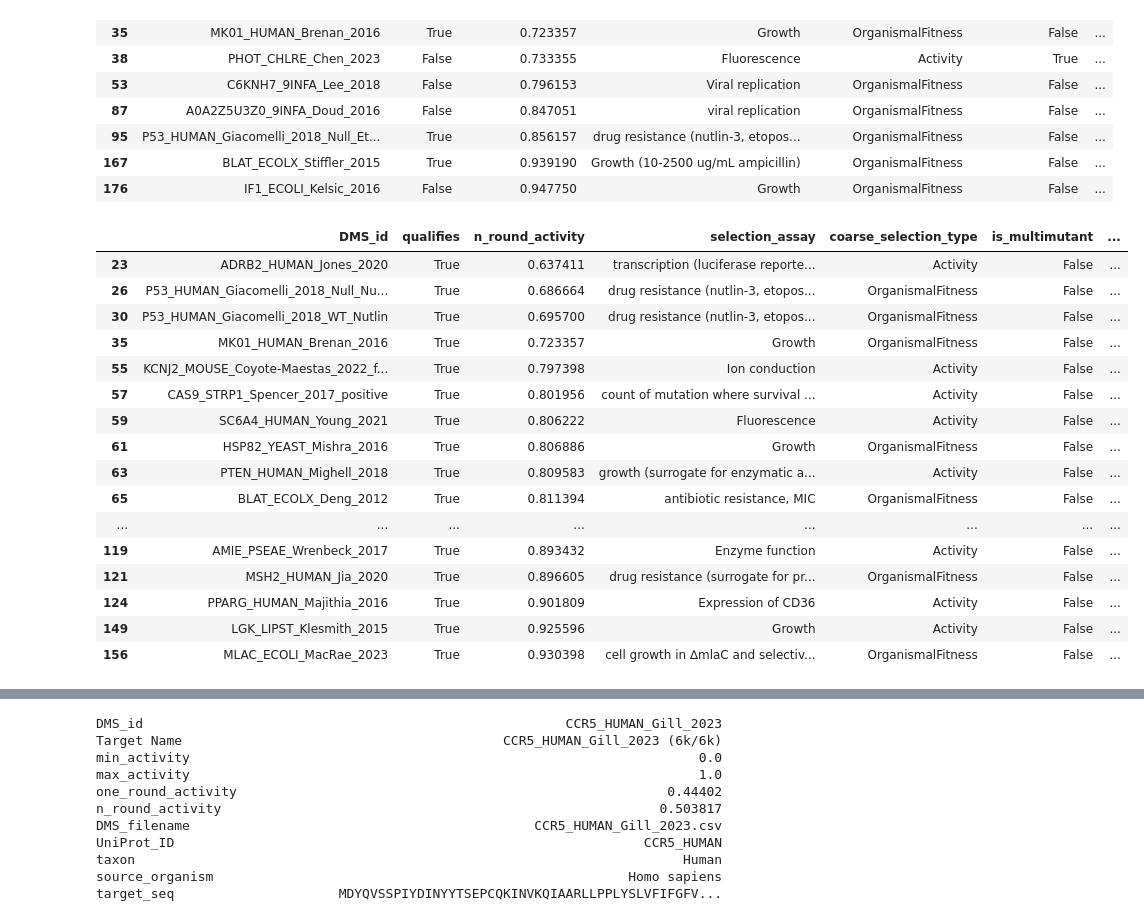
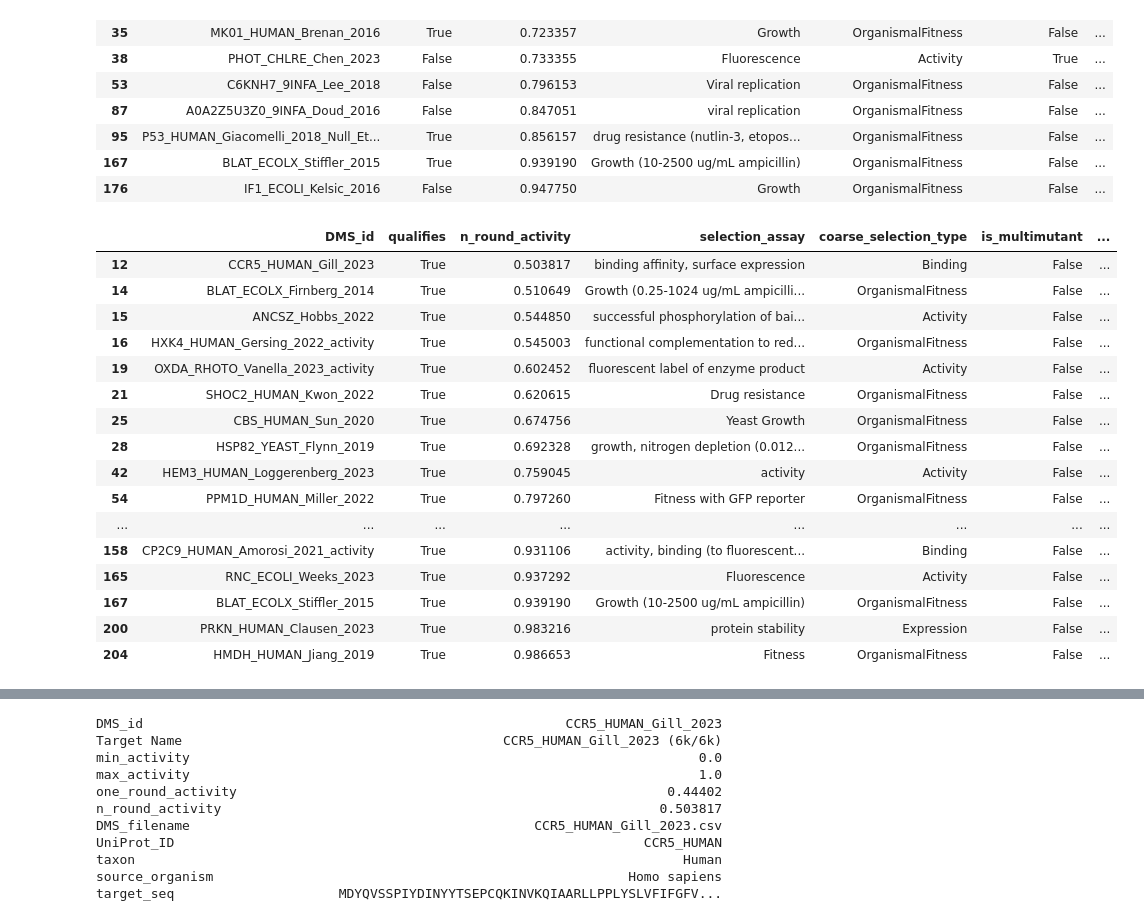
Before and after one commit to JBEI/foldy-internal, a Jupyter notebook: backend/src/notebooks/jacob/250409_distributions.ipynb, the cells around one changed output, grey strips where cells are left out. Cells and saved outputs as stored; diff of their text form; code cells hidden in the pictures.

```diff
--- a/backend/src/notebooks/jacob/250409_distributions.ipynb
+++ b/backend/src/notebooks/jacob/250409_distributions.ipynb
@@ -123,14 +156,14 @@ quantile_df = quantile_df\
 quantile_df = quantile_df.reset_index(drop=False) \
     .sort_values(by='n_round_activity')
 
-quantile_df.rename(columns={
+plot_df = quantile_df.copy()
+plot_df.rename(columns={
     'n_round_activity': 'Ten Rounds of Random Screening',
     'one_round_activity': 'One Round of Random Screening',
     'min_activity': 'Min Activity',
     'max_activity': 'Max Activity',
 }, inplace=True)
-
-melted_quantile_df = quantile_df.melt(id_vars=['DMS_id', 'Target Name'], var_name='quantile', value_name='relative_activity')
+plot_df = plot_df.melt(id_vars=['DMS_id', 'Target Name'], var_name='quantile', value_name='relative_activity')
     # .sort_values(by='one_round_activity') \
 
 # for dms_id in evolvepro_dms_ids:
@@ -138,20 +171,20 @@ melted_quantile_df = quantile_df.melt(id_vars=['DMS_id', 'Target Name'], var_nam
 #     plt.axhline(y=pos, color='orange', linestyle='--', alpha=0.5)
 
 for ii, dms_id in enumerate(folde_train_dms_ids):
-    pos = list(melted_quantile_df['DMS_id'].unique()).index(dms_id)
+    pos = list(plot_df['DMS_id'].unique()).index(dms_id)
     kwargs = {}
     if ii == 0:
         kwargs['label'] = 'FolDE Train Set'
     plt.axhline(y=pos, color='blue', linestyle='--', alpha=0.5, **kwargs)
 
 for ii, dms_id in enumerate(folde_test_dms_ids):
-    pos = list(melted_quantile_df['DMS_id'].unique()).index(dms_id)
+    pos = list(plot_df['DMS_id'].unique()).index(dms_id)
     kwargs = {}
     if ii == 0:
         kwargs['label'] = 'FolDE Test Set'
     plt.axhline(y=pos, color='green', linestyle='--', alpha=0.5, **kwargs)
 
-sns.scatterplot(data=melted_quantile_df, x='relative_activity', y='Target Name', hue='quantile')
+sns.scatterplot(data=plot_df, x='relative_activity', y='Target Name', hue='quantile')
 plt.yticks(fontsize=3);
 plt.title('Selection of Train and Test Sets')
 plt.xlabel('Relative Activity')
@@ -184,7 +232,7 @@ merged_df['has_enough_singles'] = merged_df.DMS_number_single_mutants > 4000
 merged_df['has_enough_total_samples'] = merged_df.DMS_total_number_mutants > 4000
 merged_df['is_multimutant'] = merged_df.has_enough_total_samples & (~merged_df.has_enough_singles)
 merged_df['is_activity_type'] = ~merged_df.coarse_selection_type.isin(['Binding', 'Expression'])
-merged_df['qualifies'] = merged_df.isnt_virus & merged_df.has_enough_singles & merged_df.is_activity_type
+merged_df['qualifies'] = merged_df.isnt_virus & merged_df.has_enough_singles# & merged_df.is_activity_type
 
 DEBUG_COLS = ['DMS_id', 'qualifies', 'n_round_activity', 'selection_assay', 'coarse_selection_type', 'is_multimutant', 'is_activity_type', 'taxon', 'DMS_number_single_mutants', 'DMS_total_number_mutants']
 merged_df[merged_df.DMS_id.isin(evolvepro_dms_ids)][DEBUG_COLS]
@@ -200,26 +248,26 @@ merged_df[merged_df.DMS_id.isin(evolvepro_dms_ids)][DEBUG_COLS]
 | 167 | BLAT_ECOLX_Stiffler_2015 | True | 0.939190 | Growth (10-2500 ug/mL ampicillin) | OrganismalFitness | False | ... |
 | 176 | IF1_ECOLI_Kelsic_2016 | False | 0.947750 | Growth | OrganismalFitness | False | ... |
 # %%
-merged_df[(merged_df.qualifies) & (~merged_df.DMS_id.isin(folde_testing_dms_ids))][DEBUG_COLS].head(20)
+merged_df[(merged_df.qualifies) & (~merged_df.DMS_id.isin(folde_test_dms_ids))][DEBUG_COLS].head(30)
 # merged_df[(merged_df.qualifies) & (~merged_df.DMS_id.isin(folde_testing_dms_ids + folde_eval_dms_ids))][DEBUG_COLS].sample(frac=1).head(20)
 # %% [output]
 |  | DMS_id | qualifies | n_round_activity | selection_assay | coarse_selection_type | is_multimutant | ... |
-| 23 | ADRB2_HUMAN_Jones_2020 | True | 0.637411 | transcription (luciferase reporte... | Activity | False | ... |
-| 26 | P53_HUMAN_Giacomelli_2018_Null_Nu... | True | 0.686664 | drug resistance (nutlin-3, etopos... | OrganismalFitness | False | ... |
-| 30 | P53_HUMAN_Giacomelli_2018_WT_Nutlin | True | 0.695700 | drug resistance (nutlin-3, etopos... | OrganismalFitness | False | ... |
-| 35 | MK01_HUMAN_Brenan_2016 | True | 0.723357 | Growth | OrganismalFitness | False | ... |
-| 55 | KCNJ2_MOUSE_Coyote-Maestas_2022_f... | True | 0.797398 | Ion conduction | Activity | False | ... |
-| 57 | CAS9_STRP1_Spencer_2017_positive | True | 0.801956 | count of mutation where survival ... | Activity | False | ... |
-| 59 | SC6A4_HUMAN_Young_2021 | True | 0.806222 | Fluorescence | Activity | False | ... |
-| 61 | HSP82_YEAST_Mishra_2016 | True | 0.806886 | Growth | OrganismalFitness | False | ... |
-| 63 | PTEN_HUMAN_Mighell_2018 | True | 0.809583 | growth (surrogate for enzymatic a... | Activity | False | ... |
-| 65 | BLAT_ECOLX_Deng_2012 | True | 0.811394 | antibiotic resistance, MIC | OrganismalFitness | False | ... |
+| 12 | CCR5_HUMAN_Gill_2023 | True | 0.503817 | binding affinity, surface expression | Binding | False | ... |
+| 14 | BLAT_ECOLX_Firnberg_2014 | True | 0.510649 | Growth (0.25-1024 ug/mL ampicilli... | OrganismalFitness | False | ... |
+| 15 | ANCSZ_Hobbs_2022 | True | 0.544850 | successful phosphorylation of bai... | Activity | False | ... |
+| 16 | HXK4_HUMAN_Gersing_2022_activity | True | 0.545003 | functional complementation to red... | OrganismalFitness | False | ... |
+| 19 | OXDA_RHOTO_Vanella_2023_activity | True | 0.602452 | fluorescent label of enzyme product | Activity | False | ... |
+| 21 | SHOC2_HUMAN_Kwon_2022 | True | 0.620615 | Drug resistance | OrganismalFitness | False | ... |
+| 25 | CBS_HUMAN_Sun_2020 | True | 0.674756 | Yeast Growth | OrganismalFitness | False | ... |
+| 28 | HSP82_YEAST_Flynn_2019 | True | 0.692328 | growth, nitrogen depletion (0.012... | OrganismalFitness | False | ... |
+| 42 | HEM3_HUMAN_Loggerenberg_2023 | True | 0.759045 | activity | Activity | False | ... |
+| 54 | PPM1D_HUMAN_Miller_2022 | True | 0.797260 | Fitness with GFP reporter | OrganismalFitness | False | ... |
 | ... | ... | ... | ... | ... | ... | ... | ... |
-| 119 | AMIE_PSEAE_Wrenbeck_2017 | True | 0.893432 | Enzyme function | Activity | False | ... |
-| 121 | MSH2_HUMAN_Jia_2020 | True | 0.896605 | drug resistance (surrogate for pr... | OrganismalFitness | False | ... |
-| 124 | PPARG_HUMAN_Majithia_2016 | True | 0.901809 | Expression of CD36 | Activity | False | ... |
-| 149 | LGK_LIPST_Klesmith_2015 | True | 0.925596 | Growth | Activity | False | ... |
-| 156 | MLAC_ECOLI_MacRae_2023 | True | 0.930398 | cell growth in ∆mlaC and selectiv... | OrganismalFitness | False | ... |
+| 158 | CP2C9_HUMAN_Amorosi_2021_activity | True | 0.931106 | activity, binding (to fluorescent... | Binding | False | ... |
+| 165 | RNC_ECOLI_Weeks_2023 | True | 0.937292 | Fluorescence | Activity | False | ... |
+| 167 | BLAT_ECOLX_Stiffler_2015 | True | 0.939190 | Growth (10-2500 ug/mL ampicillin) | OrganismalFitness | False | ... |
+| 200 | PRKN_HUMAN_Clausen_2023 | True | 0.983216 | protein stability | Expression | False | ... |
+| 204 | HMDH_HUMAN_Jiang_2019 | True | 0.986653 | Fitness | OrganismalFitness | False | ... |
 # %%
 folde_eval_dms_ids = [
     'ADRB2_HUMAN_Jones_2020',
```
Also changed, not shown: parts of 6 cells of this notebook, 12 other files.
